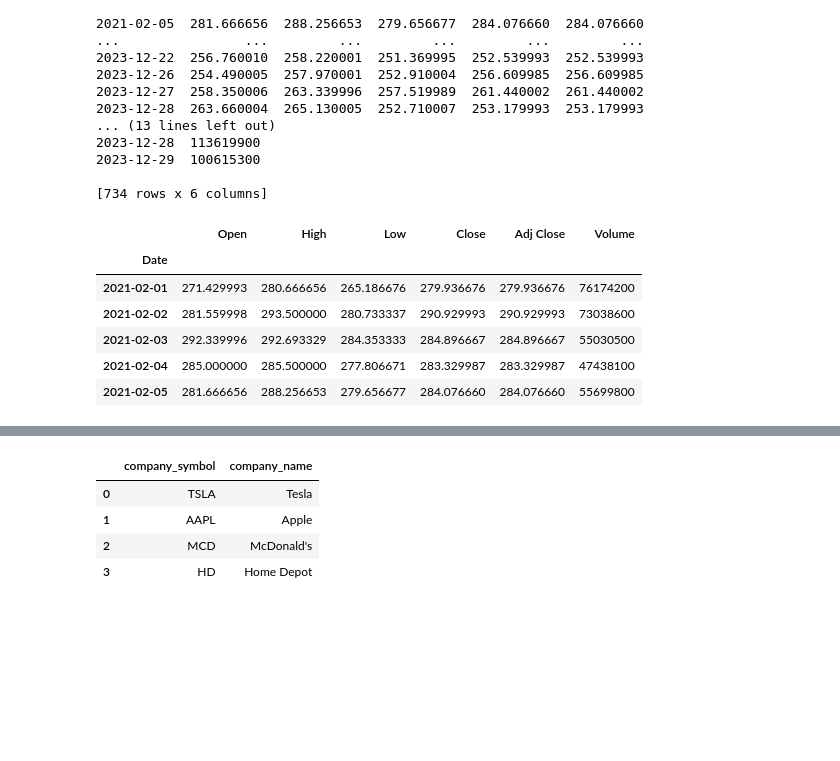
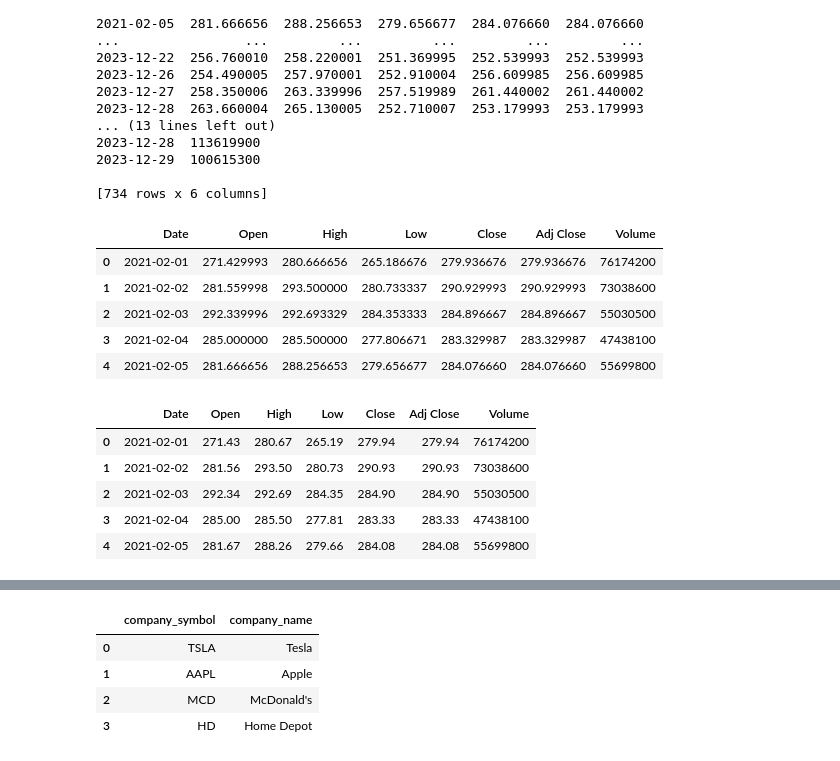
Before and after one commit to JustinEBlake/project_3, a Jupyter notebook: main/deepika.ipynb, the cells around one changed output, grey strips where cells are left out. Cells and saved outputs as stored; diff of their text form; code cells hidden in the pictures; blank space fills up the shorter version.

```diff
--- a/main/deepika.ipynb
+++ b/main/deepika.ipynb
@@ -112,12 +112,27 @@ Date
 # %%
 # Create dataframe
 stocks_tsla = pd.DataFrame(stocks_tsla)
+
+# Reset 'Date' as a regular column in-place
+stocks_tsla.reset_index(inplace=True)
+
+# Display the DataFrame with 'Date' as a regular column
 stocks_tsla.head()
 # %% [output]
-|  | Open | High | Low | Close | Adj Close | Volume |
-| Date |  |  |  |  |  |  |
-| 2021-02-01 | 271.429993 | 280.666656 | 265.186676 | 279.936676 | 279.936676 | 76174200 |
-| 2021-02-02 | 281.559998 | 293.500000 | 280.733337 | 290.929993 | 290.929993 | 73038600 |
-| 2021-02-03 | 292.339996 | 292.693329 | 284.353333 | 284.896667 | 284.896667 | 55030500 |
-| 2021-02-04 | 285.000000 | 285.500000 | 277.806671 | 283.329987 | 283.329987 | 47438100 |
-| 2021-02-05 | 281.666656 | 288.256653 | 279.656677 | 284.076660 | 284.076660 | 55699800 |
+|  | Date | Open | High | Low | Close | Adj Close | Volume |
+| 0 | 2021-02-01 | 271.429993 | 280.666656 | 265.186676 | 279.936676 | 279.936676 | 76174200 |
+| 1 | 2021-02-02 | 281.559998 | 293.500000 | 280.733337 | 290.929993 | 290.929993 | 73038600 |
+| 2 | 2021-02-03 | 292.339996 | 292.693329 | 284.353333 | 284.896667 | 284.896667 | 55030500 |
+| 3 | 2021-02-04 | 285.000000 | 285.500000 | 277.806671 | 283.329987 | 283.329987 | 47438100 |
+| 4 | 2021-02-05 | 281.666656 | 288.256653 | 279.656677 | 284.076660 | 284.076660 | 55699800 |
+# %%
+# Round up the below columns
+stocks_tsla[['Open', 'High', 'Low', 'Close', 'Adj Close', 'Volume']] = stocks_tsla[['Open', 'High', 'Low', 'Close', 'Adj Close', 'Volume']].round(2)
+stocks_tsla.head()
+# %% [output]
+|  | Date | Open | High | Low | Close | Adj Close | Volume |
+| 0 | 2021-02-01 | 271.43 | 280.67 | 265.19 | 279.94 | 279.94 | 76174200 |
+| 1 | 2021-02-02 | 281.56 | 293.50 | 280.73 | 290.93 | 290.93 | 73038600 |
+| 2 | 2021-02-03 | 292.34 | 292.69 | 284.35 | 284.90 | 284.90 | 55030500 |
+| 3 | 2021-02-04 | 285.00 | 285.50 | 277.81 | 283.33 | 283.33 | 47438100 |
+| 4 | 2021-02-05 | 281.67 | 288.26 | 279.66 | 284.08 | 284.08 | 55699800 |
```
Also changed, not shown: parts of 27 cells of this notebook, 8 other files.
